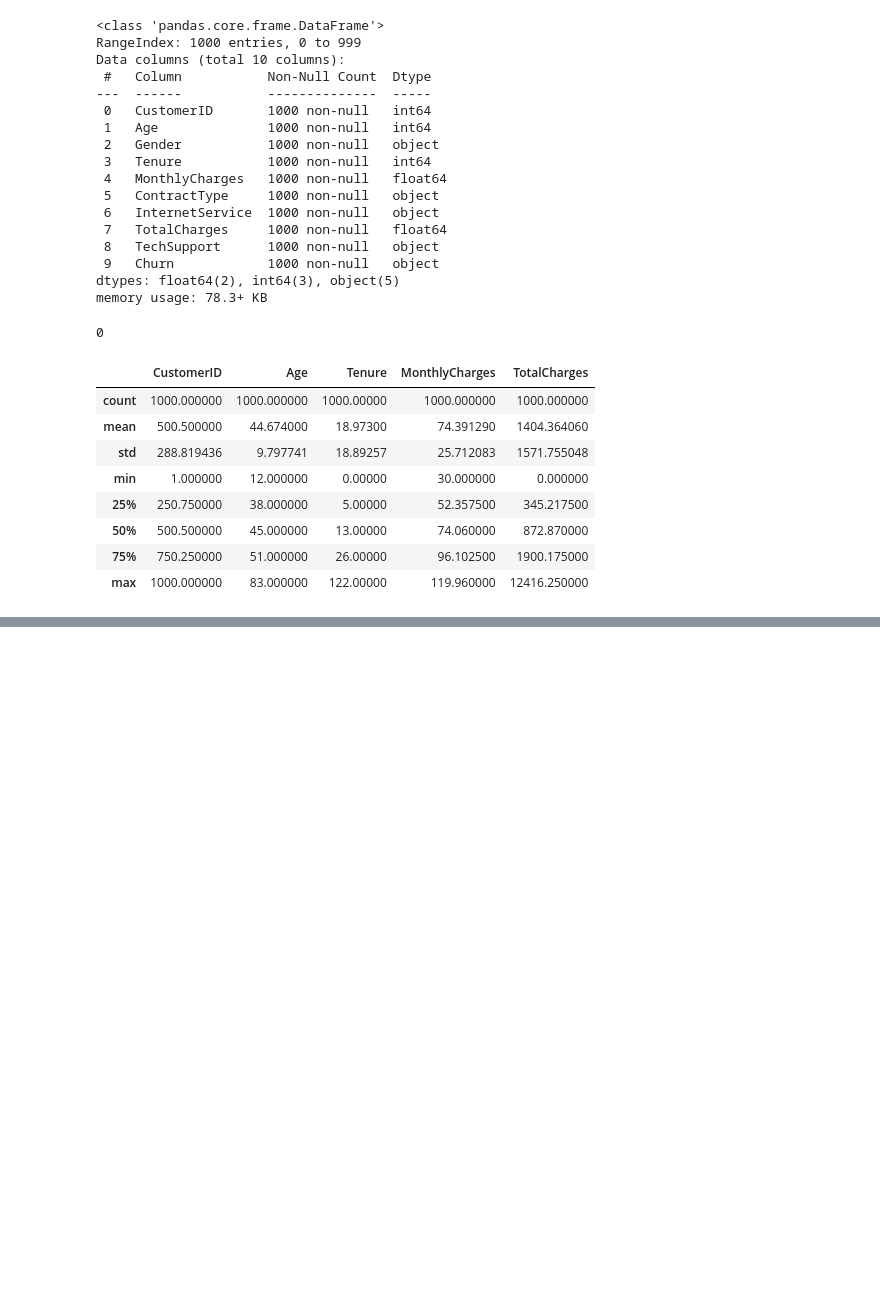
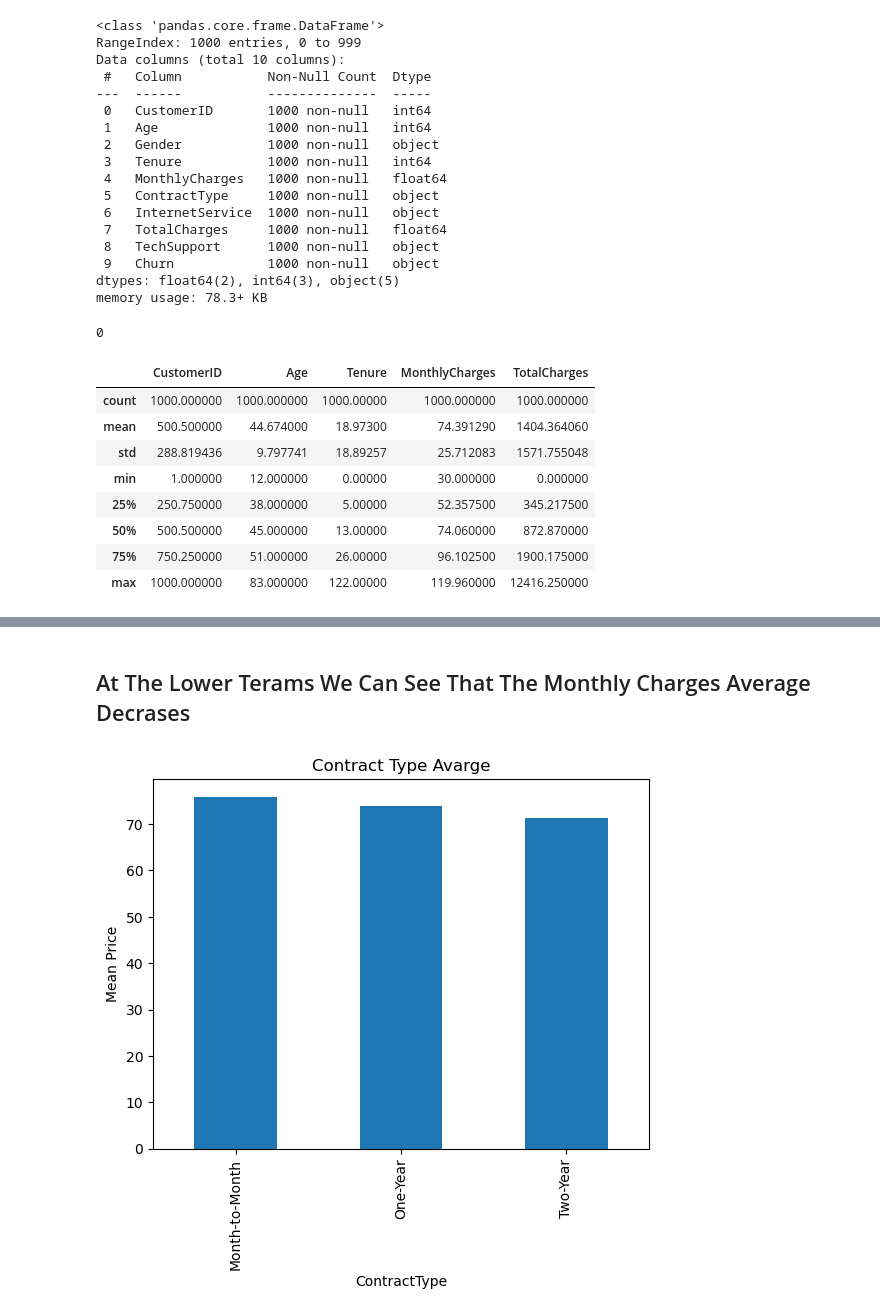
Before and after one commit to CODING-bit74/Churn-Prediction-using-Machine-Learning, a Jupyter notebook: NOTEBOOK.ipynb, the cells around one changed output, grey strips where cells are left out. Saved outputs shown, nothing was run; the diff lists cells and outputs as text; code cells hidden in the pictures; blank space fills up the shorter version.

```diff
--- a/NOTEBOOK.ipynb
+++ b/NOTEBOOK.ipynb
@@ -89,0 +139,10 @@ df.describe()
+# %% [markdown]
+## At The Lower Terams We Can See That The Monthly Charges Average Decrases
+# %%
+df.groupby("ContractType")["MonthlyCharges"].mean().plot(kind='bar')
+plt.ylabel('Mean Price')
+plt.xlabel('ContractType')
+plt.title('Contract Type Avarge')
+plt.show()
+# %% [output]
+[figure, added]
```
Also changed, not shown: parts of 25 cells of this notebook, 2 other files.
